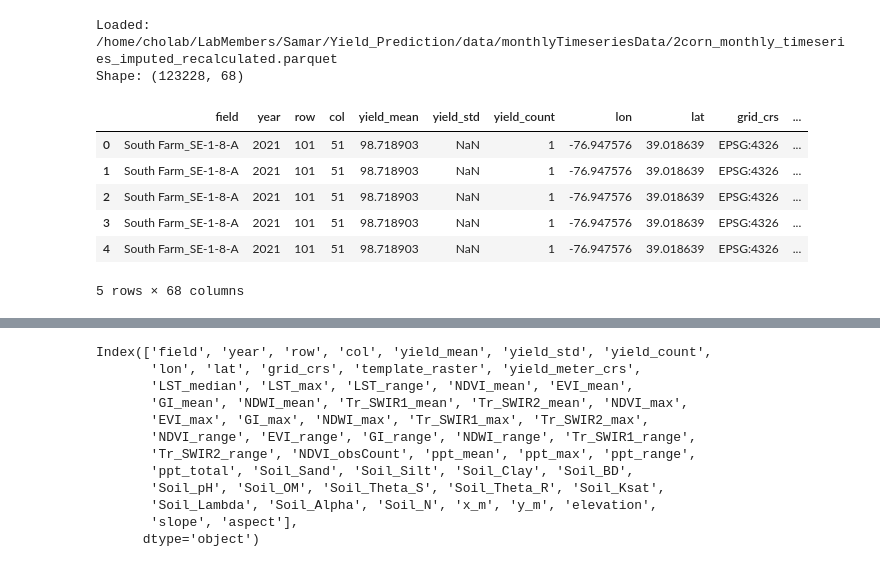
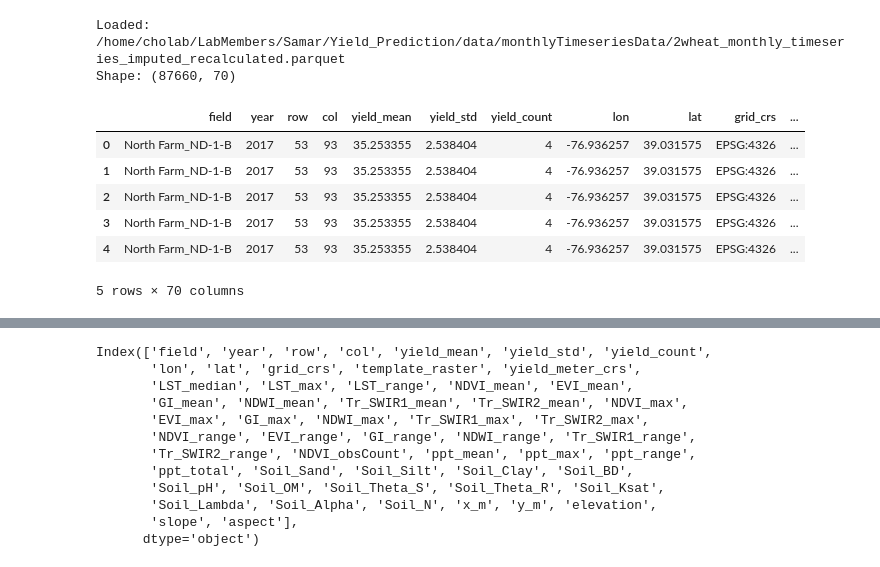
Before and after one commit to samarranjit/Yield_Prediction, a Jupyter notebook: 30mresolution_data/TreeBasedModelsOn30mDatasets.ipynb, the cells around one changed output, grey strips where cells are left out. Saved outputs shown, nothing was run; the diff lists cells and outputs as text; code cells hidden in the pictures.

```diff
--- a/30mresolution_data/TreeBasedModelsOn30mDatasets.ipynb
+++ b/30mresolution_data/TreeBasedModelsOn30mDatasets.ipynb
@@ -6,27 +8,27 @@ import seaborn as sns
 # %%
 corn_fn = r"/home/cholab/LabMembers/Samar/Yield_Prediction/data/monthlyTimeseriesData/2corn_monthly_timeseries_imputed_recalculated.parquet"
 
 wheat_fn = r"/home/cholab/LabMembers/Samar/Yield_Prediction/data/monthlyTimeseriesData/2wheat_monthly_timeseries_imputed_recalculated.parquet"
 soy_fn = r"/home/cholab/LabMembers/Samar/Yield_Prediction/data/monthlyTimeseriesData/2soybeans_monthly_timeseries_imputed_recalculated.parquet"
-CROP = "corn"   # "soy" | "corn" | "wheat"
+CROP = "wheat"   # "soy" | "corn" | "wheat"
 
 fn_map = {"soy": soy_fn, "corn": corn_fn, "wheat": wheat_fn}
 data_path = fn_map[CROP]
 
 df = pd.read_parquet(data_path)
 print("Loaded:", data_path)
 print("Shape:", df.shape)
 df.head()
 # %% [output]
-Loaded: /home/cholab/LabMembers/Samar/Yield_Prediction/data/monthlyTimeseriesData/2corn_monthly_timeseries_imputed_recalculated.parquet
-Shape: (123228, 68)
+Loaded: /home/cholab/LabMembers/Samar/Yield_Prediction/data/monthlyTimeseriesData/2wheat_monthly_timeseries_imputed_recalculated.parquet
+Shape: (87660, 70)
 |  | field | year | row | col | yield_mean | yield_std | yield_count | lon | lat | grid_crs | ... |
-| 0 | South Farm_SE-1-8-A | 2021 | 101 | 51 | 98.718903 | NaN | 1 | -76.947576 | 39.018639 | EPSG:4326 | ... |
-| 1 | South Farm_SE-1-8-A | 2021 | 101 | 51 | 98.718903 | NaN | 1 | -76.947576 | 39.018639 | EPSG:4326 | ... |
-| 2 | South Farm_SE-1-8-A | 2021 | 101 | 51 | 98.718903 | NaN | 1 | -76.947576 | 39.018639 | EPSG:4326 | ... |
-| 3 | South Farm_SE-1-8-A | 2021 | 101 | 51 | 98.718903 | NaN | 1 | -76.947576 | 39.018639 | EPSG:4326 | ... |
-| 4 | South Farm_SE-1-8-A | 2021 | 101 | 51 | 98.718903 | NaN | 1 | -76.947576 | 39.018639 | EPSG:4326 | ... |
+| 0 | North Farm_ND-1-B | 2017 | 53 | 93 | 35.253355 | 2.538404 | 4 | -76.936257 | 39.031575 | EPSG:4326 | ... |
+| 1 | North Farm_ND-1-B | 2017 | 53 | 93 | 35.253355 | 2.538404 | 4 | -76.936257 | 39.031575 | EPSG:4326 | ... |
+| 2 | North Farm_ND-1-B | 2017 | 53 | 93 | 35.253355 | 2.538404 | 4 | -76.936257 | 39.031575 | EPSG:4326 | ... |
+| 3 | North Farm_ND-1-B | 2017 | 53 | 93 | 35.253355 | 2.538404 | 4 | -76.936257 | 39.031575 | EPSG:4326 | ... |
+| 4 | North Farm_ND-1-B | 2017 | 53 | 93 | 35.253355 | 2.538404 | 4 | -76.936257 | 39.031575 | EPSG:4326 | ... |
-5 rows × 68 columns
+5 rows × 70 columns
 # %%
 df.info()
 # %% [output]
```
Also changed, not shown: parts of 17 cells of this notebook.
